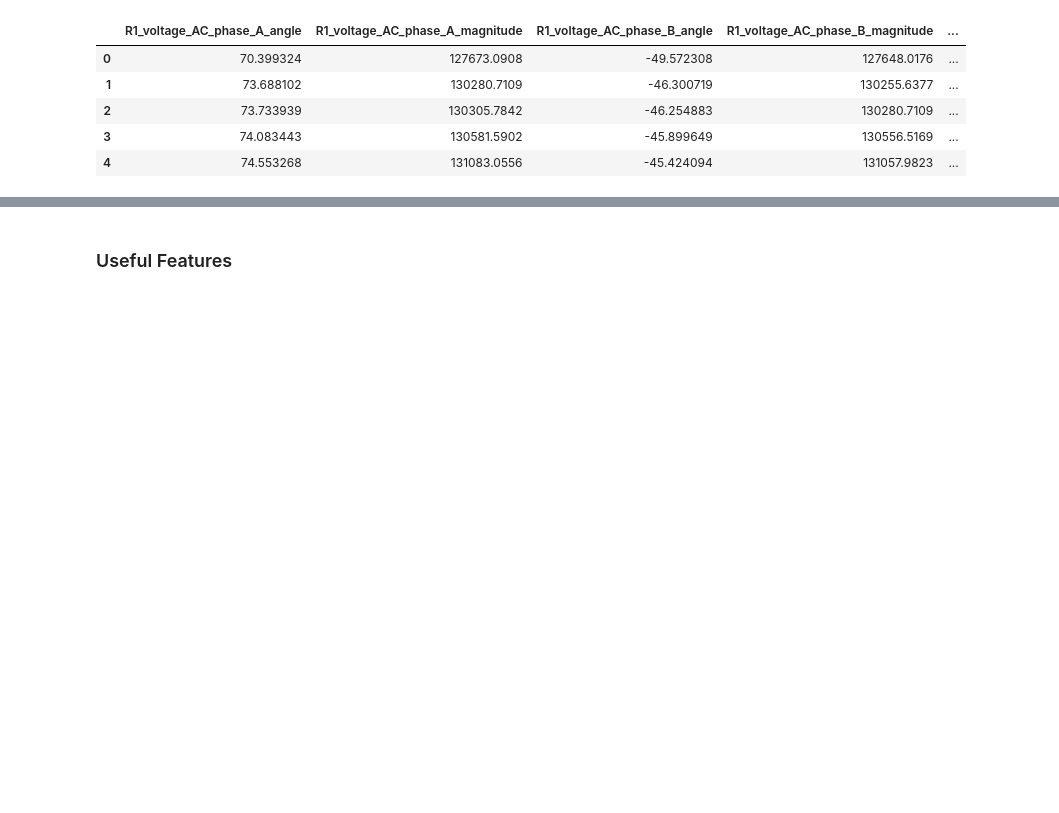
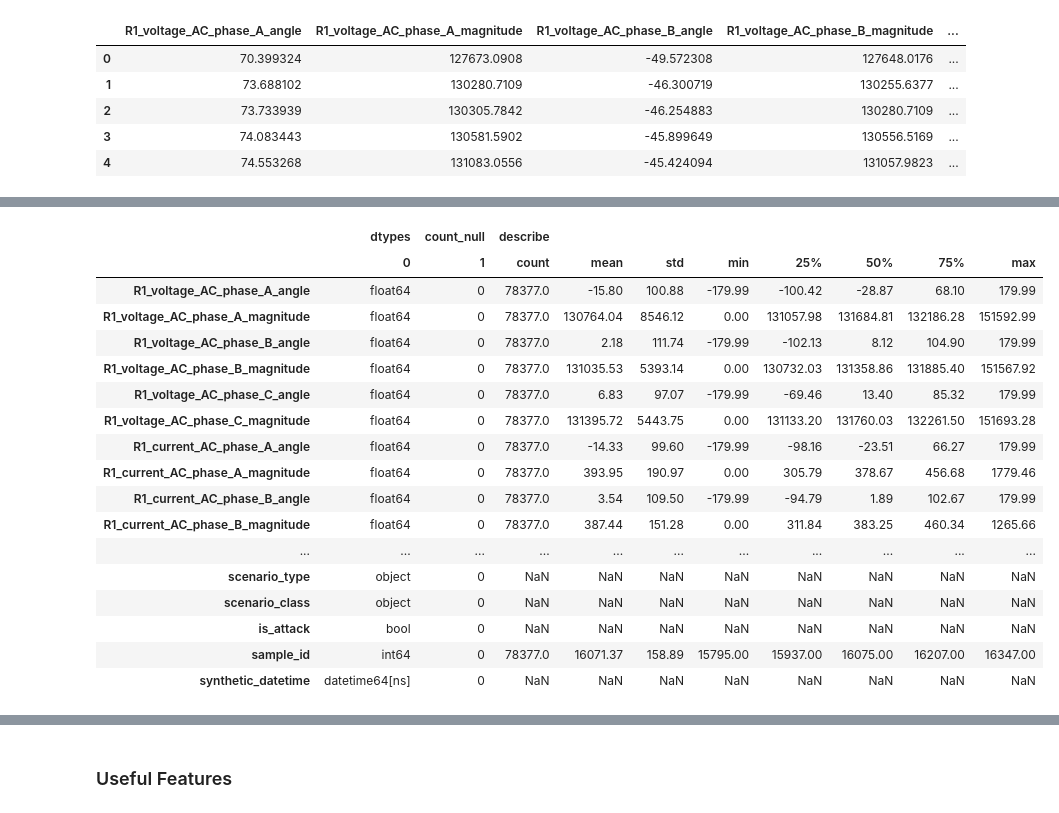
Before and after one commit to kmazurczyk/power-grid-time-series-classification, a Jupyter notebook: notebooks/multi_class_EDA.ipynb, the cells around one changed output, grey strips where cells are left out. Cells and saved outputs as stored; diff of their text form; code cells hidden in the pictures; blank space fills up the shorter version.

```diff
--- a/notebooks/multi_class_EDA.ipynb
+++ b/notebooks/multi_class_EDA.ipynb
@@ -33,13 +32,16 @@ random_seed
 42
 # %% [markdown]
 ### Read & Describe Dataframe
+# %%
+csv_file = load_data.combined_csv
+# csv_vile = load_data.combined_sample_csv
 # %%
-if os.path.exists(load_data.combined_csv):
+if os.path.exists(csv_file):
     pass
 else:
     load_data.__main__()
 
-df = pd.read_csv(load_data.combined_csv,index_col=0)
+df = pd.read_csv(csv_file,index_col=0)
 dp = load_data.DataPreprocessor(df)
 df = dp.preprocess().get_dataframe()
 
@@ -69,0 +71,23 @@ df_stats
+# %%
+pd.concat({'dtypes':df.dtypes,
+           'count_null':df.isnull().sum(),
+           'describe':df.select_dtypes('number').describe().round(2).T},axis=1)
+# %% [output]
+|  | dtypes | count_null | describe |  |  |  |  |  |  |  |
+|  | 0 | 1 | count | mean | std | min | 25% | 50% | 75% | max |
+| R1_voltage_AC_phase_A_angle | float64 | 0 | 78377.0 | -15.80 | 100.88 | -179.99 | -100.42 | -28.87 | 68.10 | 179.99 |
+| R1_voltage_AC_phase_A_magnitude | float64 | 0 | 78377.0 | 130764.04 | 8546.12 | 0.00 | 131057.98 | 131684.81 | 132186.28 | 151592.99 |
+| R1_voltage_AC_phase_B_angle | float64 | 0 | 78377.0 | 2.18 | 111.74 | -179.99 | -102.13 | 8.12 | 104.90 | 179.99 |
+| R1_voltage_AC_phase_B_magnitude | float64 | 0 | 78377.0 | 131035.53 | 5393.14 | 0.00 | 130732.03 | 131358.86 | 131885.40 | 151567.92 |
+| R1_voltage_AC_phase_C_angle | float64 | 0 | 78377.0 | 6.83 | 97.07 | -179.99 | -69.46 | 13.40 | 85.32 | 179.99 |
+| R1_voltage_AC_phase_C_magnitude | float64 | 0 | 78377.0 | 131395.72 | 5443.75 | 0.00 | 131133.20 | 131760.03 | 132261.50 | 151693.28 |
+| R1_current_AC_phase_A_angle | float64 | 0 | 78377.0 | -14.33 | 99.60 | -179.99 | -98.16 | -23.51 | 66.27 | 179.99 |
+| R1_current_AC_phase_A_magnitude | float64 | 0 | 78377.0 | 393.95 | 190.97 | 0.00 | 305.79 | 378.67 | 456.68 | 1779.46 |
+| R1_current_AC_phase_B_angle | float64 | 0 | 78377.0 | 3.54 | 109.50 | -179.99 | -94.79 | 1.89 | 102.67 | 179.99 |
+| R1_current_AC_phase_B_magnitude | float64 | 0 | 78377.0 | 387.44 | 151.28 | 0.00 | 311.84 | 383.25 | 460.34 | 1265.66 |
+| ... | ... | ... | ... | ... | ... | ... | ... | ... | ... | ... |
+| scenario_type | object | 0 | NaN | NaN | NaN | NaN | NaN | NaN | NaN | NaN |
+| scenario_class | object | 0 | NaN | NaN | NaN | NaN | NaN | NaN | NaN | NaN |
+| is_attack | bool | 0 | NaN | NaN | NaN | NaN | NaN | NaN | NaN | NaN |
+| sample_id | int64 | 0 | 78377.0 | 16071.37 | 158.89 | 15795.00 | 15937.00 | 16075.00 | 16207.00 | 16347.00 |
+| synthetic_datetime | datetime64[ns] | 0 | NaN | NaN | NaN | NaN | NaN | NaN | NaN | NaN |
```
Also changed, not shown: parts of 21 cells of this notebook, 10 other files.
